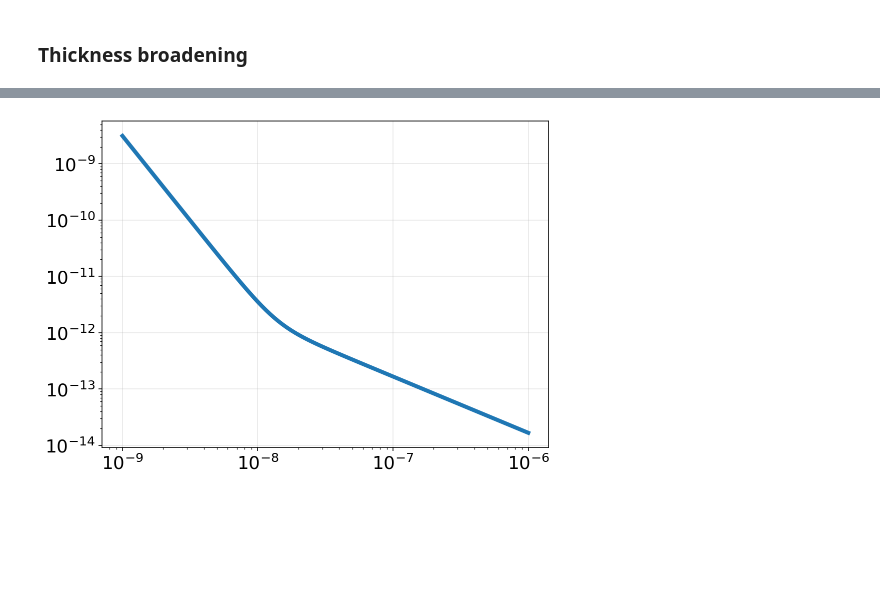
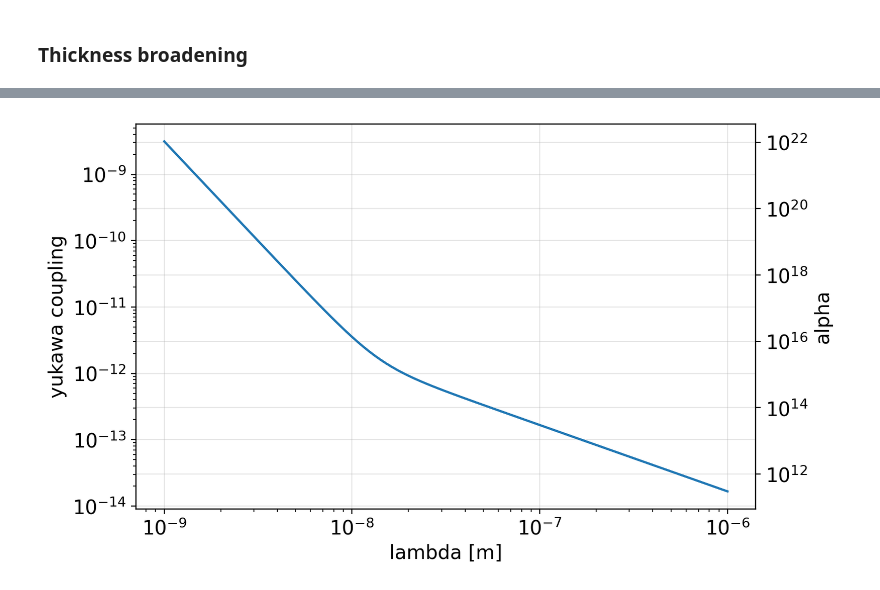
Before and after one commit to StanfordMossbauer/mossbauer_study, a Jupyter notebook: examples/example.ipynb, the cells around one changed output, grey strips where cells are left out. Cells and saved outputs as stored; diff of their text form; code cells hidden in the pictures; blank space fills up the shorter version.

```diff
--- a/examples/example.ipynb
+++ b/examples/example.ipynb
@@ -85,0 +125,10 @@ plt.show()
+# %%
+fig, ax = plt.subplots(1, 1)
+plt.plot(vel, source.spectrum(vel))
+plt.ylabel('source rate')
+ax2 = ax.twinx()
+plt.plot(vel, absorber.cross_section(vel), 'C1--')
+plt.ylabel('absorber cross section')
+plt.xlabel('vel [mm/s]')
+mossbauer.add_energy_axis(ax)
+plt.show()
@@ -96,7 +147,7 @@ acquisition_time = 3600.0 * 24 * 31  # 1 month
 ### source parameters
 source_parameters = dict(
     Eres=0.0,
-    linewidth=E_to_vel(natural_linewidth),
+    linewidth=mossbauer.E_to_vel(mossbauer.Fe57_natural_linewidth),
     total_activity=source_activity_Hz * mossbauer_relative_intensity * source_recoilless_fraction
 )
 
@@ -106,7 +157,7 @@ t_mgcm2 = 0.13  # potassium ferrocyanide from ritverc
 absorption_coefficient = 25.0  # cm^2 / mgFe57  (doublecheck)
 absorber_parameters = dict(
     Eres=0.0,
-    linewidth=E_to_vel(natural_linewidth),
+    linewidth=mossbauer.E_to_vel(mossbauer.Fe57_natural_linewidth),
     thickness_normalized=t_mgcm2 * absorption_coefficient * recoilless_fraction_A
 )
 
@@ -144,7 +191,6 @@ vnew = f(nnew/moss.acquisition_time) - vels
 # %%
-plt.style.use('bigsquare')
 fig, ax = plt.subplots()
-plt.plot(vels/E_to_vel(natural_linewidth), vel_to_E(vnew), color='k')
+plt.plot(vels/mossbauer.E_to_vel(mossbauer.Fe57_natural_linewidth), mossbauer.vel_to_E(vnew), color='k')
 plt.xscale('log')
 plt.yscale('log')
 plt.xlabel('Measurement Energy [$E/\Gamma_\mathrm{nat}$]')
@@ -152,7 +198,7 @@ plt.ylabel('$\delta E_\mathrm{min}$ [eV]')
 
 ax2 = ax.twinx()
 ax2.grid(False)
-plt.plot(vels/E_to_vel(natural_linewidth), rates, linestyle='--', color='tomato')
+plt.plot(vels/mossbauer.E_to_vel(mossbauer.Fe57_natural_linewidth), rates, linestyle='--', color='tomato')
 plt.ylabel('Event Rate [Hz]')
 change_axis_color(ax2, 'tomato')
 ax2.spines['right'].set_color('tomato')
@@ -160,10 +206,10 @@ plt.xlim([1e-5, 1e1])
 
 
 ax3 = ax.twiny()
-plt.plot(vels, vel_to_E(vnew), color='k')
+plt.plot(vels, mossbauer.vel_to_E(vnew), color='k')
 plt.xscale('log')
 xrange = np.array(ax.get_xlim())
-ax3.set_xlim(xrange*E_to_vel(natural_linewidth))
+ax3.set_xlim(xrange*mossbauer.E_to_vel(mossbauer.Fe57_natural_linewidth))
 ax3.grid(False)
 plt.xlabel('Velocity for $^{57}$Fe [mm/s]')
 
@@ -180,8 +226,10 @@ deltaE_opt = np.zeros_like(ts)
 
 for i, t in enumerate(tqdm(ts)):
     moss.absorber.thickness_normalized = t
-    ans = moss.get_deltaEmin_linear(vels=np.logspace(-4, 0, 1000), acquisition_time=acquisition_time)
-    deltaE_opt[i] = vel_to_E(ans[2])
+    # the linear approximation works pretty well for this, but doing full just to check
+    #ans = moss.get_deltaEmin_linear()#vels=np.logspace(-4, 0, 1000), acquisition_time=acquisition_time)
+    ans = moss.get_deltaEmin_full()
+    deltaE_opt[i] = mossbauer.vel_to_E(ans[2])
 
 moss.absorber.thickness_normalized = t_mgcm2 * absorption_coefficient * recoilless_fraction_A
 # %%
@@ -215,8 +267,19 @@ plt.show()
 # %%
-deltaEmin = vel_to_E(moss.get_deltaEmin_linear(vels=np.logspace(-4, 0, 1000))[2])
-r, (yuk, alpha) = moss.get_sensitivity(deltaEmin, 'down_quark')
+deltaEmin = mossbauer.vel_to_E(moss.get_deltaEmin_full()[2])  # actual experimental observable
+r, (yuk, alpha) = moss.get_sensitivity(deltaEmin, 'down_quark')  # physics function from Surjeet
+
+fig, ax = plt.subplots(1, 1)
 plt.plot(r, yuk)
 plt.xscale('log')
 plt.yscale('log')
+plt.xlabel('lambda [m]')
+plt.ylabel('yukawa coupling')
+
+ax2 = ax.twinx()
+plt.yscale('log')
+plt.ylabel('alpha')
+plt.plot(r, alpha)
+
+plt.show()
 # %% [output]
-[figure, old version]
+[figure, new version]
```
Also changed, not shown: parts of 18 cells of this notebook, 5 other files.
